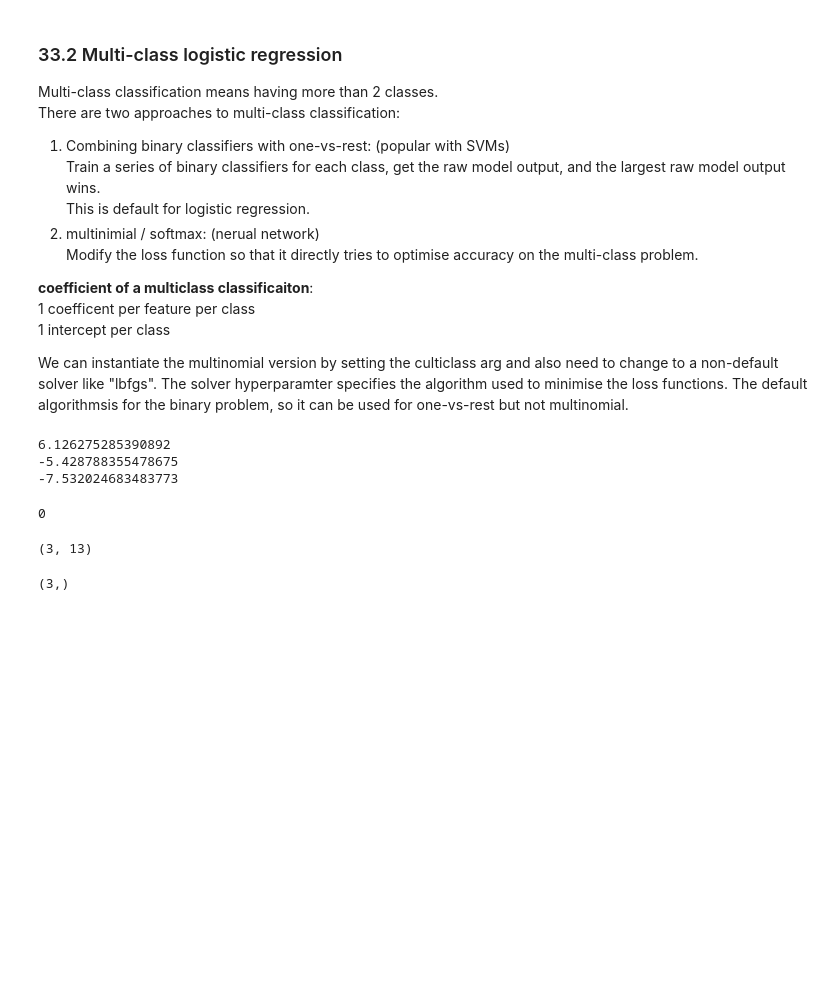
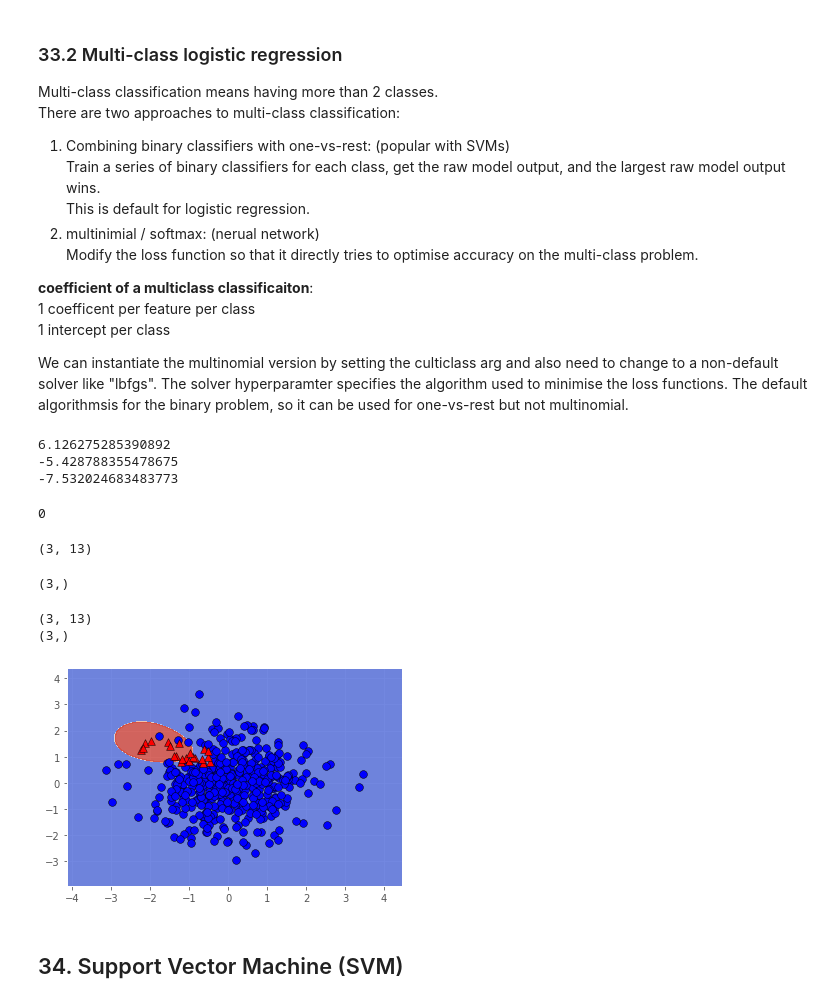
Before and after one commit to etherion-1337/Machine_Learning_basics, a Jupyter notebook: python_scikit_learn.ipynb, the cells around one changed output. Saved outputs shown, nothing was run; the diff lists cells and outputs as text; code cells hidden in the pictures; blank space fills up the shorter version.

```diff
--- a/python_scikit_learn.ipynb
+++ b/python_scikit_learn.ipynb
@@ -4829,3 +4829,9 @@ lr.intercept_.shape
 # %%
 #multinonial
 lr_mn = LogisticRegression(multi_class="multinomial",solver="lbfgs")
+lr_mn.fit(wine.data, wine.target)
+print(lr_mn.coef_.shape)
+print(lr_mn.intercept_.shape)
+# %% [output]
+(3, 13)
+(3,)
@@ -4831,0 +5363,12 @@ lr_mn = LogisticRegression(multi_class="multinomial",solver="lbfgs")
+# %%
+# example of 1-vs-rest of nonlinear SVM
+from sklearn.svm import SVC
+
+# Create/plot the binary classifier (class 1 vs. rest)
+svm_class_1 = SVC()
+svm_class_1.fit(X_train,y_train==1)
+plot_classifier(X_train, y_train==1,svm_class_1)
+# %% [output]
+[figure, added]
+# %% [markdown]
+## 34. Support Vector Machine (SVM)
```
Also changed, not shown: parts of 1 cell of this notebook.
